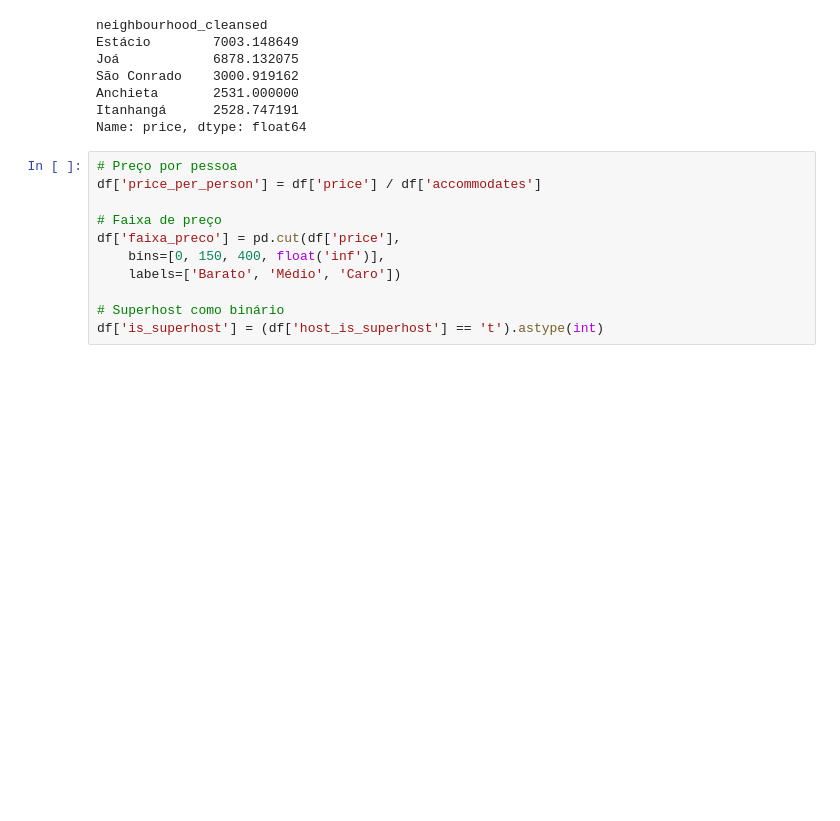
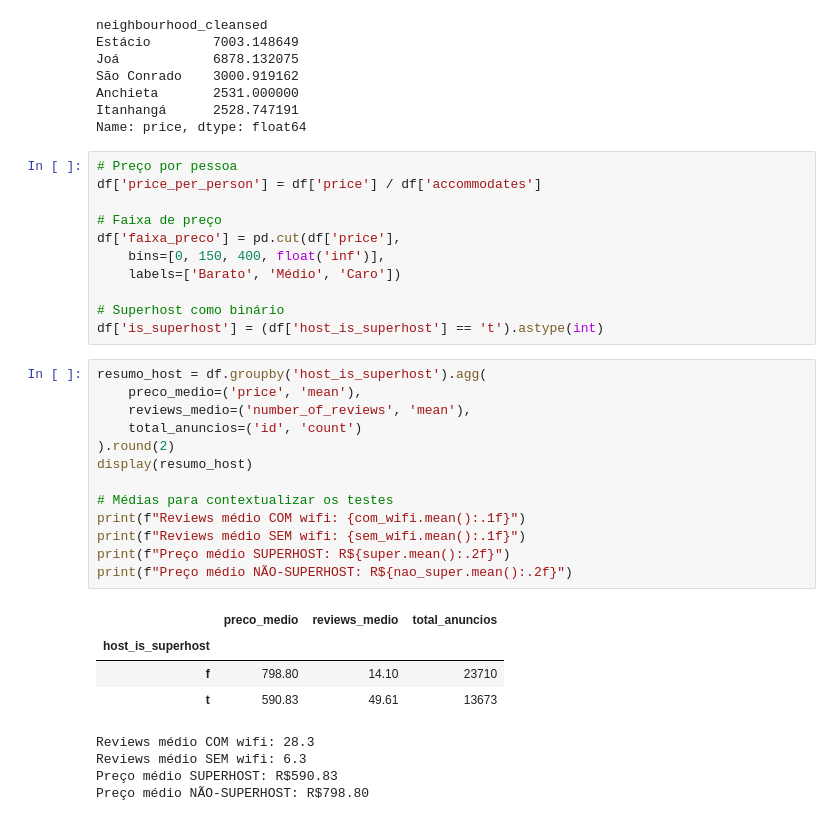
Before and after one commit to KaikyLima/mestrado, a Jupyter notebook: cienciaDados/atv1/nbAtv1.ipynb, the cells around one changed output. Saved outputs shown, nothing was run; the diff lists cells and outputs as text; blank space fills up the shorter version.

```diff
--- a/cienciaDados/atv1/nbAtv1.ipynb
+++ b/cienciaDados/atv1/nbAtv1.ipynb
@@ -224,6 +224,28 @@ df['faixa_preco'] = pd.cut(df['price'],
 
 # Superhost como binário
 df['is_superhost'] = (df['host_is_superhost'] == 't').astype(int)
+# %%
+resumo_host = df.groupby('host_is_superhost').agg(
+    preco_medio=('price', 'mean'),
+    reviews_medio=('number_of_reviews', 'mean'),
+    total_anuncios=('id', 'count')
+).round(2)
+display(resumo_host)
+
+# Médias para contextualizar os testes
+print(f"Reviews médio COM wifi: {com_wifi.mean():.1f}")
+print(f"Reviews médio SEM wifi: {sem_wifi.mean():.1f}")
+print(f"Preço médio SUPERHOST: R${super.mean():.2f}")
+print(f"Preço médio NÃO-SUPERHOST: R${nao_super.mean():.2f}")
+# %% [output]
+|  | preco_medio | reviews_medio | total_anuncios |
+| host_is_superhost |  |  |  |
+| f | 798.80 | 14.10 | 23710 |
+| t | 590.83 | 49.61 | 13673 |
+Reviews médio COM wifi: 28.3
+Reviews médio SEM wifi: 6.3
+Preço médio SUPERHOST: R$590.83
+Preço médio NÃO-SUPERHOST: R$798.80
 # %%
 import matplotlib.pyplot as plt
 import seaborn as sns
```
Also changed, not shown: parts of 3 cells of this notebook, 1 other file.
